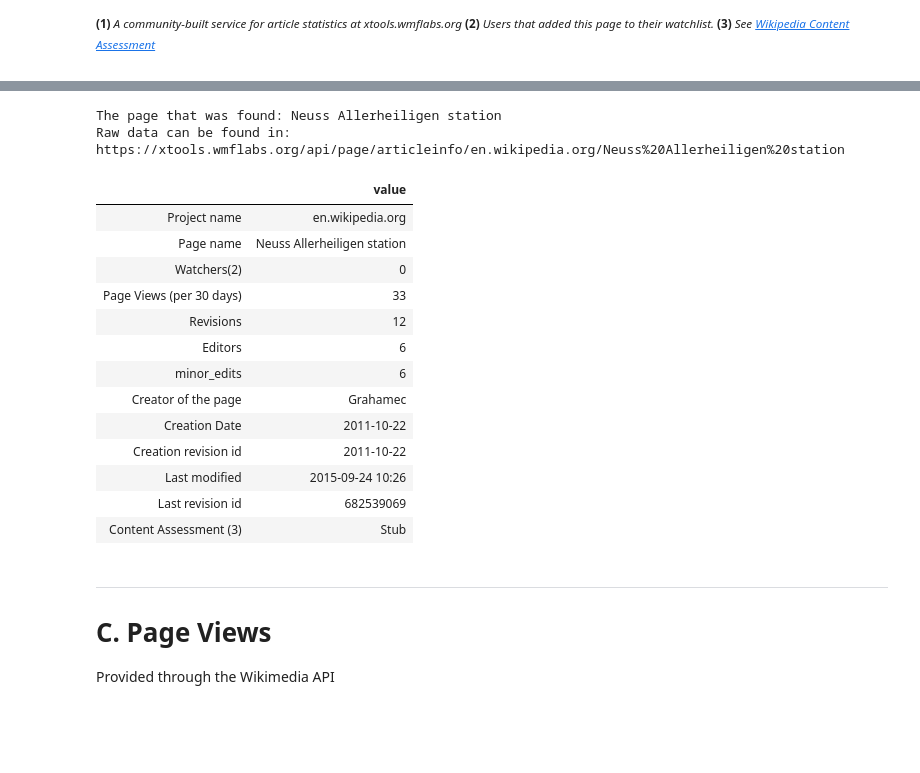
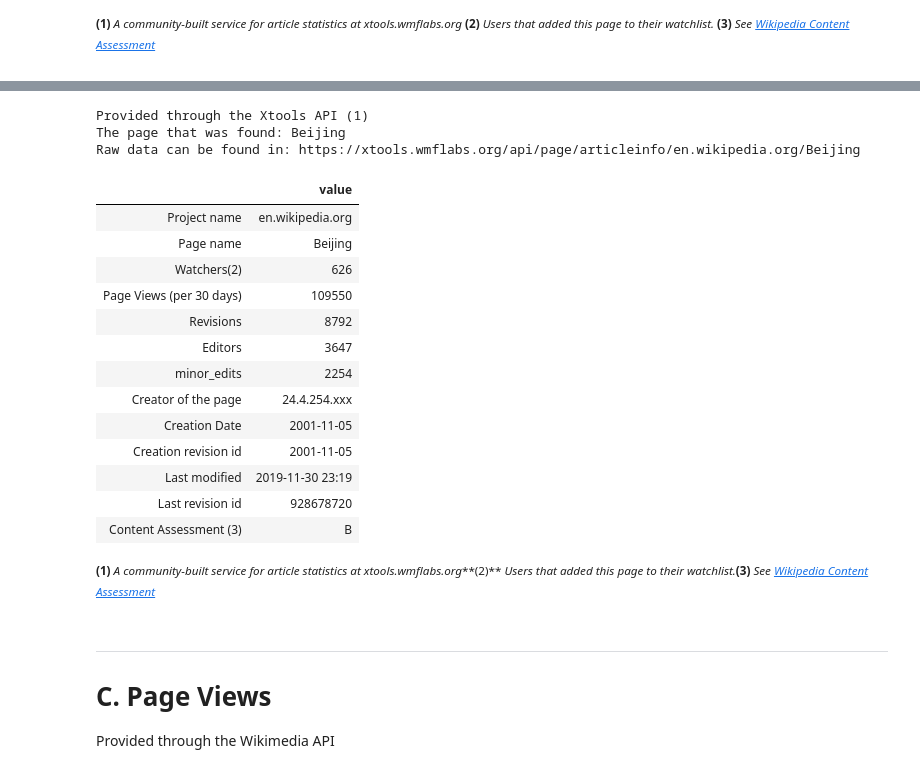
Before and after one commit to gesiscss/IWAAN, a Jupyter notebook: 1. General Metadata of a Wikipedia Article.ipynb, the cells around one changed output, grey strips where cells are left out. Saved outputs shown, nothing was run; the diff lists cells and outputs as text; code cells hidden in the pictures; blank space fills up the shorter version.

```diff
--- a/1. General Metadata of a Wikipedia Article.ipynb
+++ b/1. General Metadata of a Wikipedia Article.ipynb
@@ -270,51 +287,61 @@ display(Javascript('Jupyter.notebook.execute_cells([18])'))
 # %%
-## TRY YOURSELF! THIS IS HOW XTOOLS API TO GET THE PAGE. ##
+### ----------------------------------------------------- ###
+### TRY YOURSELF! THIS IS HOW XTOOLS API TO GET THE PAGE. ###
+### ----------------------------------------------------- ###
 
-# define a xtools instance, more details see:
-# https://github.com/gesiscss/wikiwho_demo/blob/master/external/xtools.py
-# https://github.com/gesiscss/wikiwho_demo/blob/master/external/api.py
+## define a Xtools instance, more details see:                             ##
+## https://github.com/gesiscss/wikiwho_demo/blob/master/external/xtools.py ##
+## https://github.com/gesiscss/wikiwho_demo/blob/master/external/api.py    ##
 xtools_api = XtoolsAPI(project = 'en.wikipedia.org')
 xtools_dv = XtoolsDV(xtools_api)
+print('Provided through the Xtools API (1)')
 
-# the page you are insterested in
+## the page you are insterested in ##
 print('The page that was found:', the_page['title'])
 
-# get the page info through the xtools method get_page_info()
+## get the page info through Xtools method get_page_info() ##
 page_info = xtools_dv.get_page_info(the_page['title'])
 
-# raw data url
+## raw data url ##
 url = f"{xtools_dv.api.base}page/articleinfo/{xtools_dv.api.project}/" + urllib.parse.quote(the_page['title'])
 print("Raw data can be found in:", url)
 
-# use a dictionary to construct a pd.DataFrame to present the general info from Xtools
+## use a dictionary to construct a pd.DataFrame to present the general info from Xtools ##
 dict_for_df = {
     'Project name': page_info['project'], 'Page name': page_info['page'], 'Watchers(2)': page_info['watchers'],
     'Page Views (per 30 days)': page_info['pageviews'], 'Revisions': page_info['revisions'],
     'Editors': page_info['editors'], 'minor_edits': page_info['minor_edits'], 'Creator of the page': page_info['author'],
     'Creation Date': page_info['created_at'], 'Creation revision id': page_info['created_at'],
     'Last modified': page_info['modified_at'], 'Last revision id': page_info['last_edit_id'],
     'Content Assessment (3)': page_info['assessment']['value']
 }
 
 df_info = pd.DataFrame.from_dict(dict_for_df, orient='index', columns=['value'])
 display(df_info)
+
+## some footnotes ##
+display(md('<sup>**(1)** *A community-built service for article statistics at xtools.wmflabs.org*'
+           '**(2)** *Users that added this page to their watchlist.*'
+           '**(3)** *See [Wikipedia Content Assessment](https://en.wikipedia.org/wiki/Wikipedia:Content_assessment)*</sup>'))
 # %% [output]
-The page that was found: Neuss Allerheiligen station
-Raw data can be found in: https://xtools.wmflabs.org/api/page/articleinfo/en.wikipedia.org/Neuss%20Allerheiligen%20station
+Provided through the Xtools API (1)
+The page that was found: Beijing
+Raw data can be found in: https://xtools.wmflabs.org/api/page/articleinfo/en.wikipedia.org/Beijing
 |  | value |
 | Project name | en.wikipedia.org |
-| Page name | Neuss Allerheiligen station |
-| Watchers(2) | 0 |
-| Page Views (per 30 days) | 33 |
-| Revisions | 12 |
-| Editors | 6 |
-| minor_edits | 6 |
-| Creator of the page | Grahamec |
-| Creation Date | 2011-10-22 |
-| Creation revision id | 2011-10-22 |
-| Last modified | 2015-09-24 10:26 |
-| Last revision id | 682539069 |
-| Content Assessment (3) | Stub |
+| Page name | Beijing |
+| Watchers(2) | 626 |
+| Page Views (per 30 days) | 109550 |
+| Revisions | 8792 |
+| Editors | 3647 |
+| minor_edits | 2254 |
+| Creator of the page | 24.4.254.xxx |
+| Creation Date | 2001-11-05 |
+| Creation revision id | 2001-11-05 |
+| Last modified | 2019-11-30 23:19 |
+| Last revision id | 928678720 |
+| Content Assessment (3) | B |
+<sup>**(1)** *A community-built service for article statistics at xtools.wmflabs.org***(2)** *Users that added this page to their watchlist.***(3)** *See [Wikipedia Content Assessment](https://en.wikipedia.org/wiki/Wikipedia:Content_assessment)*</sup>
 # %% [markdown]
 ---
 
```
Also changed, not shown: parts of 8 cells of this notebook.
